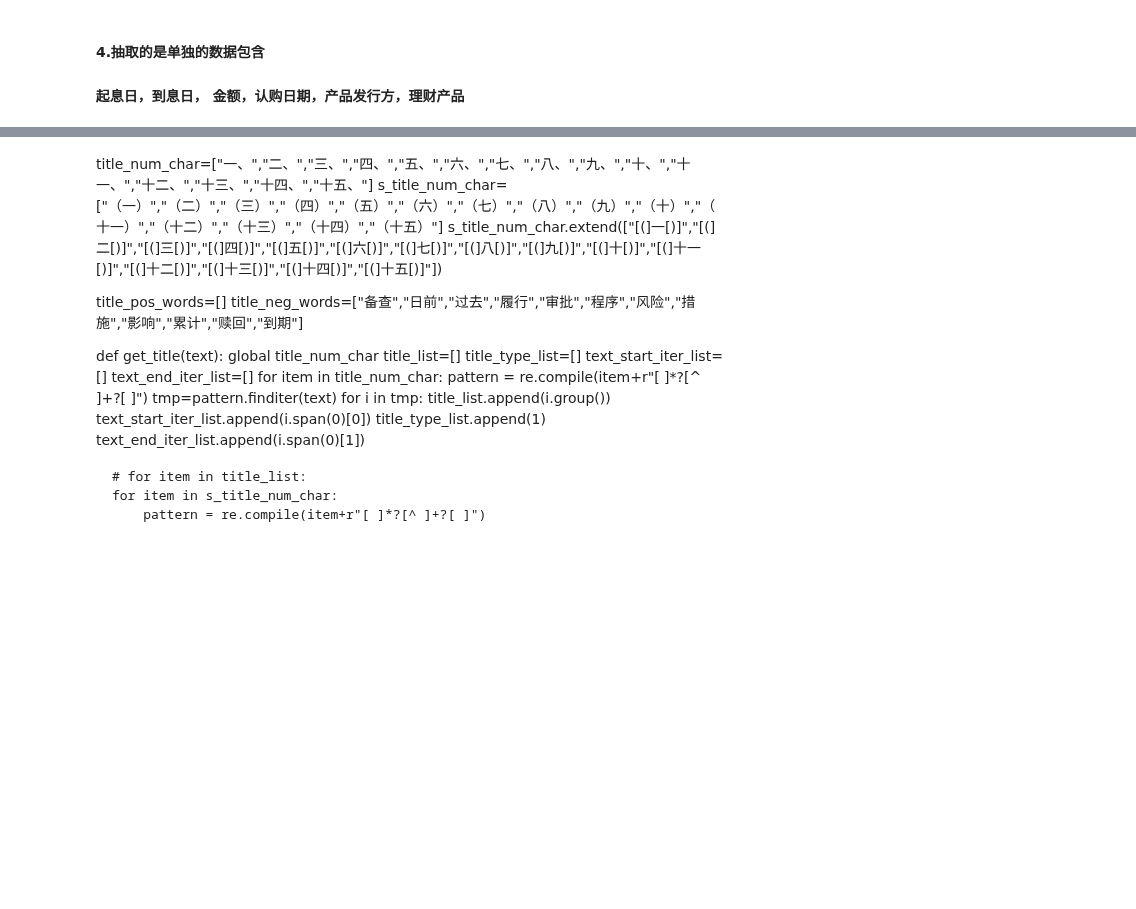
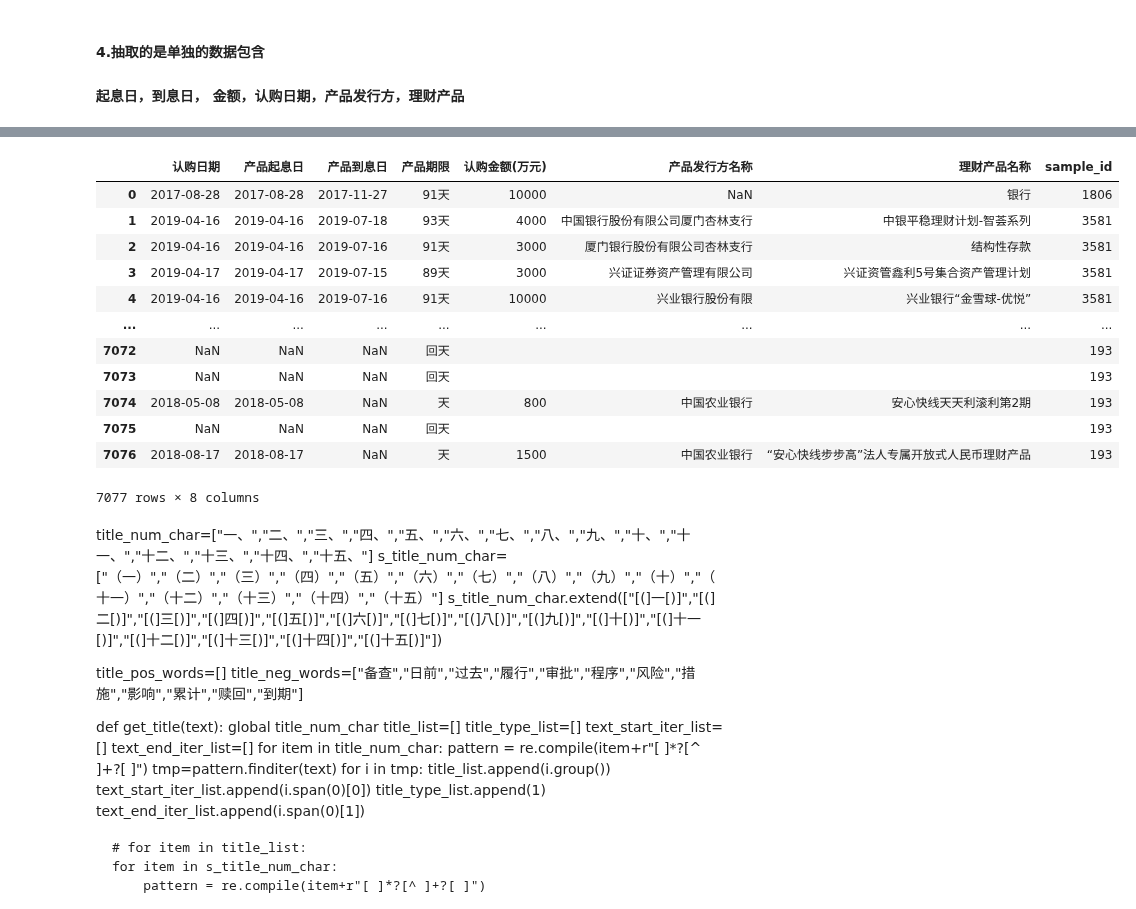
Before and after one commit to lsqlhl5862/baseline_qqcywdj, a Jupyter notebook: lhl/baseline-lhl.ipynb, the cells around one changed output, grey strips where cells are left out. Saved outputs shown, nothing was run; the diff lists cells and outputs as text; code cells hidden in the pictures; blank space fills up the shorter version.

```diff
--- a/lhl/baseline-lhl.ipynb
+++ b/lhl/baseline-lhl.ipynb
@@ -736,19 +806,3 @@ KeyboardInterrupt:
 # %% [markdown]
 #### 4.抽取的是单独的数据包含
 #### 起息日，到息日， 金额，认购日期，产品发行方，理财产品
-# %%
-temp_single={}
-temp_single['认购日期'] = []
-temp_single['产品起息日'] = []
-temp_single['产品到息日'] = []
-temp_single['产品期限'] = []
-temp_single['认购金额(万元)'] = []
-temp_single['产品发行方名称'] = []
-temp_single['理财产品名称'] = []
-
-def judge_type(columns):
-    product_name_pos_words=[]
-
-for sample_id,columns,product_df in tqdm(result_matrix[["sample_id","columns","product_df"]].values):
-
-    for index in range(product_df.shape[0]):
@@ -755,3 +1008,19 @@ for sample_id,columns,product_df in tqdm(result_matrix[["sample_id","columns","p
+# %%
+temp_single
+# %% [output]
+|  | 认购日期 | 产品起息日 | 产品到息日 | 产品期限 | 认购金额(万元) | 产品发行方名称 | 理财产品名称 | sample_id |
+| 0 | 2017-08-28 | 2017-08-28 | 2017-11-27 | 91天 | 10000 | NaN | 银行 | 1806 |
+| 1 | 2019-04-16 | 2019-04-16 | 2019-07-18 | 93天 | 4000 | 中国银行股份有限公司厦门杏林支行 | 中银平稳理财计划-智荟系列 | 3581 |
+| 2 | 2019-04-16 | 2019-04-16 | 2019-07-16 | 91天 | 3000 | 厦门银行股份有限公司杏林支行 | 结构性存款 | 3581 |
+| 3 | 2019-04-17 | 2019-04-17 | 2019-07-15 | 89天 | 3000 | 兴证证券资产管理有限公司 | 兴证资管鑫利5号集合资产管理计划 | 3581 |
+| 4 | 2019-04-16 | 2019-04-16 | 2019-07-16 | 91天 | 10000 | 兴业银行股份有限 | 兴业银行“金雪球-优悦” | 3581 |
+| ... | ... | ... | ... | ... | ... | ... | ... | ... |
+| 7072 | NaN | NaN | NaN | 回天 |  |  |  | 193 |
+| 7073 | NaN | NaN | NaN | 回天 |  |  |  | 193 |
+| 7074 | 2018-05-08 | 2018-05-08 | NaN | 天 | 800 | 中国农业银行 | 安心快线天天利滚利第2期 | 193 |
+| 7075 | NaN | NaN | NaN | 回天 |  |  |  | 193 |
+| 7076 | 2018-08-17 | 2018-08-17 | NaN | 天 | 1500 | 中国农业银行 | “安心快线步步高”法人专属开放式人民币理财产品 | 193 |
+7077 rows × 8 columns
 # %% [markdown]
 title_num_char=["一、","二、","三、","四、","五、","六、","七、","八、","九、","十、","十一、","十二、","十三、","十四、","十五、"]
 s_title_num_char=["（一）","（二）","（三）","（四）","（五）","（六）","（七）","（八）","（九）","（十）","（十一）","（十二）","（十三）","（十四）","（十五）"]
```
Also changed, not shown: parts of 17 cells of this notebook, 1 other file.
